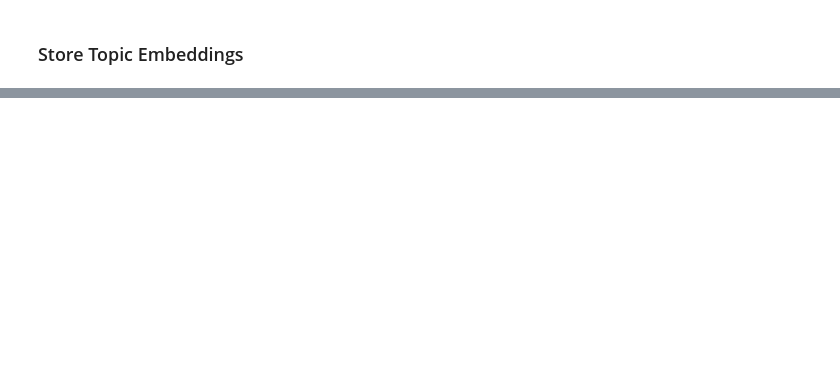
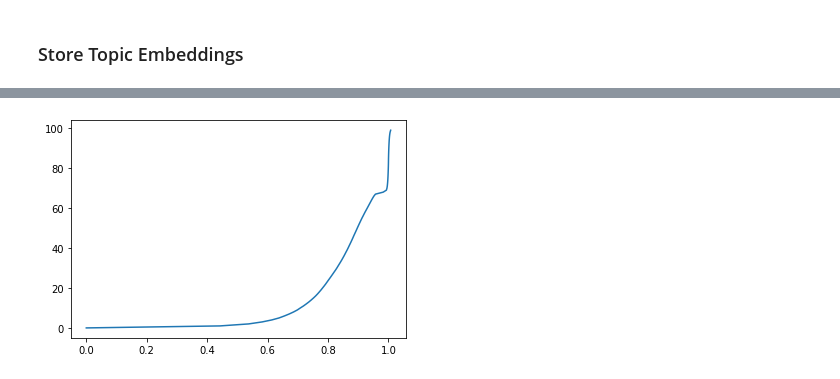
Before and after one commit to slychief/music_representation_from_text_and_labels, a Jupyter notebook: 6a_Related_content_Embeddings_Topic_Modelling.ipynb, the cells around one changed output, grey strips where cells are left out. Drawn from its saved outputs; the diff is of its cells as text; code cells hidden in the pictures; blank space fills up the shorter version.

```diff
--- a/6a_Related_content_Embeddings_Topic_Modelling.ipynb
+++ b/6a_Related_content_Embeddings_Topic_Modelling.ipynb
@@ -130,0 +173,4 @@ for par in ["train", "val", "test"]:
+# %%
+sns.lineplot([np.percentile(pairwise_cosine_sims, i) for i in range(100)], np.arange(100));
+# %% [output]
+[figure, added]
```
Also changed, not shown: parts of 22 cells of this notebook, 5 other files.
